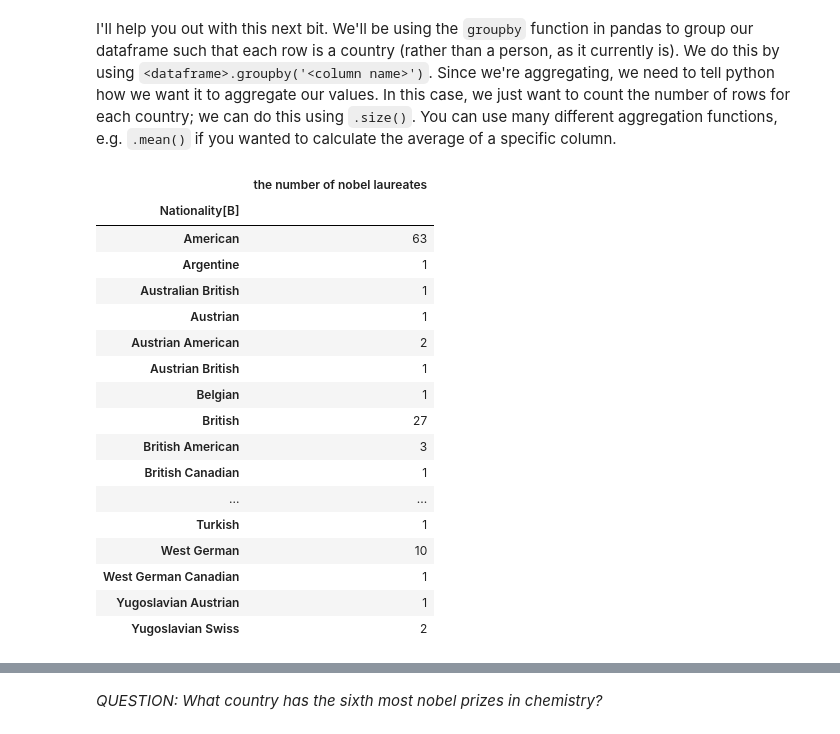
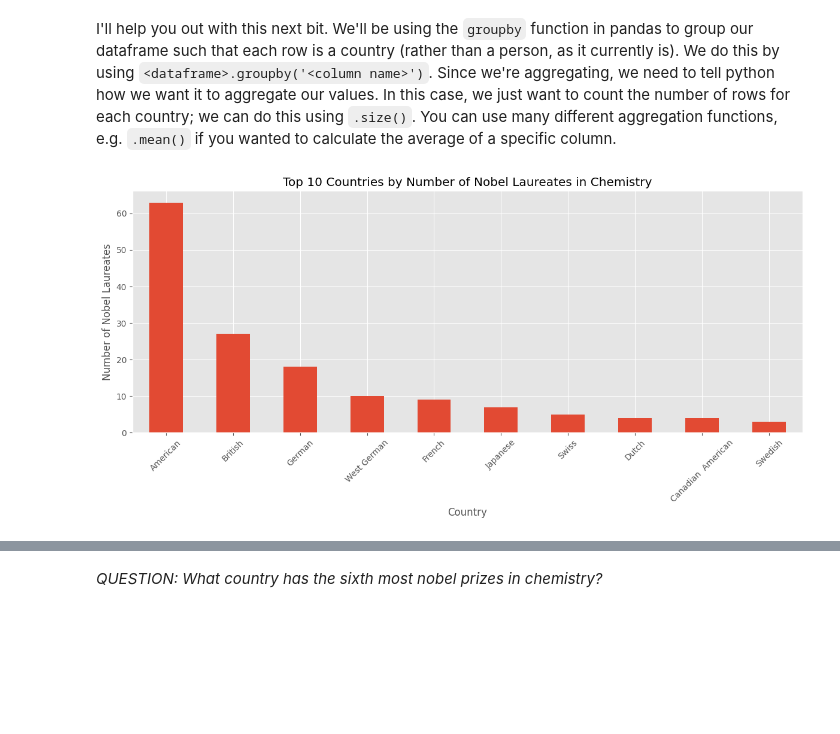
Before and after one commit to Sammy-aaa/QM2-1, a Jupyter notebook: notebooks/W02. Pandas.ipynb, the cells around one changed output, grey strips where cells are left out. Saved outputs shown, nothing was run; the diff lists cells and outputs as text; code cells hidden in the pictures; blank space fills up the shorter version.

```diff
--- a/notebooks/W02. Pandas.ipynb
+++ b/notebooks/W02. Pandas.ipynb
@@ -442,24 +496,18 @@ chem
 I'll help you out with this next bit. We'll be using the `groupby` function in pandas to group our dataframe such that each row is a country (rather than a person, as it currently is). We do this by using `<dataframe>.groupby('<column name>')`. Since we're aggregating, we need to tell python how we want it to aggregate our values. In this case, we just want to count the number of rows for each country; we can do this using `.size()`. You can use many different aggregation functions, e.g. `.mean()` if you wanted to calculate the average of a specific column.
 # %%
 # create a new dataframe called 'country' in which each row is a country, and the values represent the number of nobel laureates.
-country=pandas.DataFrame(chem.groupby("Nationality[B]").size()).rename(columns={0:"the number of nobel laureates"})
-country
+country = chem.groupby('Nationality[B]').size()
+# now sort it in descending order
+country_sorted = country.sort_values(ascending=False)
+country_sorted
+country_sorted = country_sorted.drop('Not awarded')
+# finally, plot the top 10 countries
+plt.figure(figsize=(12, 6))
+country_sorted.head(10).plot(kind='bar')
+plt.title('Top 10 Countries by Number of Nobel Laureates in Chemistry')
+plt.xlabel('Country')
+plt.ylabel('Number of Nobel Laureates')
+plt.xticks(rotation=45)
+plt.tight_layout()
 # %% [output]
-|  | the number of nobel laureates |
-| Nationality[B] |  |
-| American | 63 |
-| Argentine | 1 |
-| Australian British | 1 |
-| Austrian | 1 |
-| Austrian American | 2 |
-| Austrian British | 1 |
-| Belgian | 1 |
-| British | 27 |
-| British American | 3 |
-| British Canadian | 1 |
-| ... | ... |
-| Turkish | 1 |
-| West German | 10 |
-| West German Canadian | 1 |
-| Yugoslavian Austrian | 1 |
-| Yugoslavian Swiss | 2 |
+[figure, added]
```
Also changed, not shown: parts of 17 cells of this notebook.
